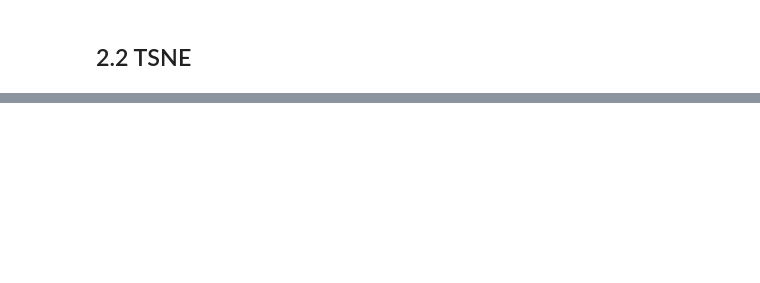
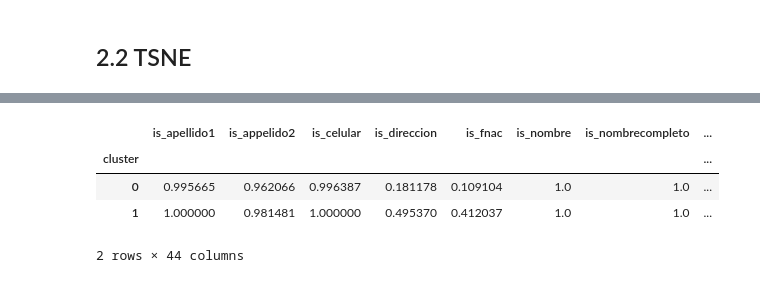
Before and after one commit to jcardenaslie/mem_aitue, a Jupyter notebook: Main Project/3 - Modeling/Modeling Unsupervised.ipynb, the cells around one changed output, grey strips where cells are left out. Saved outputs shown, nothing was run; the diff lists cells and outputs as text; code cells hidden in the pictures; blank space fills up the shorter version.

```diff
--- a/Main Project/3 - Modeling/Modeling Unsupervised.ipynb
+++ b/Main Project/3 - Modeling/Modeling Unsupervised.ipynb
@@ -139,0 +187,8 @@ print(ct)
+# %%
+personas.groupby('cluster').mean()
+# %% [output]
+|  | is_apellido1 | is_appelido2 | is_celular | is_direccion | is_fnac | is_nombre | is_nombrecompleto | ... |
+| cluster |  |  |  |  |  |  |  | ... |
+| 0 | 0.995665 | 0.962066 | 0.996387 | 0.181178 | 0.109104 | 1.0 | 1.0 | ... |
+| 1 | 1.000000 | 0.981481 | 1.000000 | 0.495370 | 0.412037 | 1.0 | 1.0 | ... |
+2 rows × 44 columns
```
Also changed, not shown: parts of 14 cells of this notebook, 44 other files.
